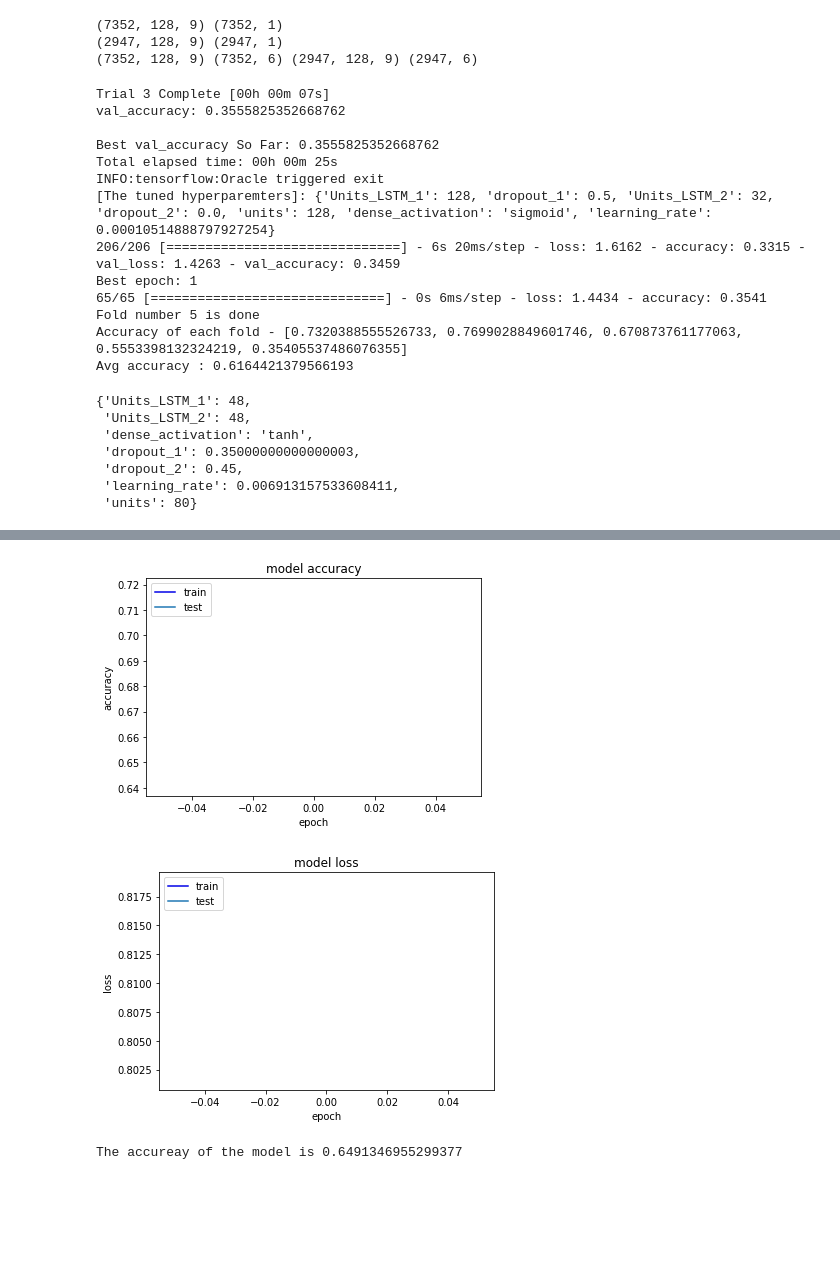
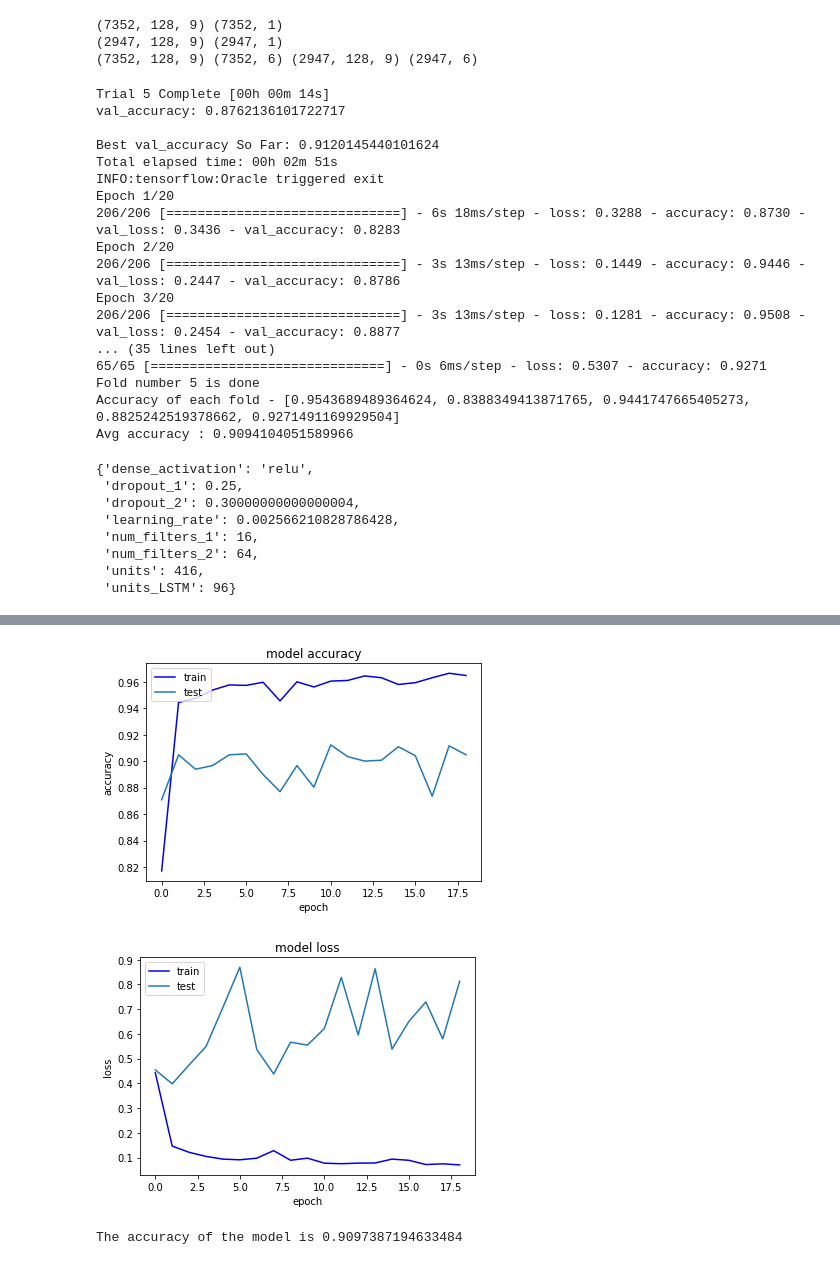
Before and after one commit to Entspannter/CrispCerebella, a Jupyter notebook: Code/train_CNNLSTM.ipynb, the cells around one changed output, grey strips where cells are left out. Saved outputs shown, nothing was run; the diff lists cells and outputs as text; code cells hidden in the pictures; blank space fills up the shorter version.

```diff
--- a/Code/train_CNNLSTM.ipynb
+++ b/Code/train_CNNLSTM.ipynb
@@ -44,6 +38,10 @@ trainX, trainy, testX, testy = transform_dataset(trainX, trainy, testX, testy)
 n_timesteps, n_features, N_OUTPUTS = trainX.shape[1], trainX.shape[2], trainy.shape[1]
 
 n_steps, n_length = 4, 32
+
+#reshape the X data
+trainX = trainX.reshape((trainX.shape[0], n_steps, n_length, n_features))
+testX = testX.reshape((testX.shape[0], n_steps, n_length, n_features))
 
 # define the inout share for the CNNLSTM model
 INPUT_SHAPE=(None, n_timesteps,n_features)
@@ -77,30 +75,35 @@ Best_HP_CNNLSTM, Best_Epoch_CNNLSTM= k_fold_cv(X_CNNLSTM,
                                                               Num_Epochs_Fit,
                                                               Num_K_Folds)
 # %% [output]
-Trial 3 Complete [00h 00m 07s]
-val_accuracy: 0.3555825352668762
+Trial 5 Complete [00h 00m 14s]
+val_accuracy: 0.8762136101722717
 
-Best val_accuracy So Far: 0.3555825352668762
-Total elapsed time: 00h 00m 25s
+Best val_accuracy So Far: 0.9120145440101624
+Total elapsed time: 00h 02m 51s
 INFO:tensorflow:Oracle triggered exit
-[The tuned hyperparemters]: {'Units_LSTM_1': 128, 'dropout_1': 0.5, 'Units_LSTM_2': 32, 'dropout_2': 0.0, 'units': 128, 'dense_activation': 'sigmoid', 'learning_rate': 0.00010514888797927254}
-206/206 [==============================] - 6s 20ms/step - loss: 1.6162 - accuracy: 0.3315 - val_loss: 1.4263 - val_accuracy: 0.3459
-Best epoch: 1
-65/65 [==============================] - 0s 6ms/step - loss: 1.4434 - accuracy: 0.3541
+Epoch 1/20
+206/206 [==============================] - 6s 18ms/step - loss: 0.3288 - accuracy: 0.8730 - val_loss: 0.3436 - val_accuracy: 0.8283
+Epoch 2/20
+206/206 [==============================] - 3s 13ms/step - loss: 0.1449 - accuracy: 0.9446 - val_loss: 0.2447 - val_accuracy: 0.8786
+Epoch 3/20
+206/206 [==============================] - 3s 13ms/step - loss: 0.1281 - accuracy: 0.9508 - val_loss: 0.2454 - val_accuracy: 0.8877
+... (35 lines left out)
+65/65 [==============================] - 0s 6ms/step - loss: 0.5307 - accuracy: 0.9271
 Fold number 5 is done
-Accuracy of each fold - [0.7320388555526733, 0.7699028849601746, 0.670873761177063, 0.5553398132324219, 0.35405537486076355]
-Avg accuracy : 0.6164421379566193
+Accuracy of each fold - [0.9543689489364624, 0.8388349413871765, 0.9441747665405273, 0.8825242519378662, 0.9271491169929504]
+Avg accuracy : 0.9094104051589966
 # %%
 # Print the hyperparameters that yielded the best model all over the k-folds
 Best_HP_CNNLSTM.get_config()['values']
 # %% [output]
-{'Units_LSTM_1': 48,
- 'Units_LSTM_2': 48,
- 'dense_activation': 'tanh',
- 'dropout_1': 0.35000000000000003,
- 'dropout_2': 0.45,
- 'learning_rate': 0.006913157533608411,
- 'units': 80}
+{'dense_activation': 'relu',
+ 'dropout_1': 0.25,
+ 'dropout_2': 0.30000000000000004,
+ 'learning_rate': 0.002566210828786428,
+ 'num_filters_1': 16,
+ 'num_filters_2': 64,
+ 'units': 416,
+ 'units_LSTM': 96}
 # %%
 # Build a new model with the HP, train it with the inital training set and eveluate it with the test set
 
@@ -111,7 +114,7 @@ BestModelCNNLSTM, CNNLSTM_accuracy = evaluate_model(trainX,
                                INPUT_SHAPE,
                                N_OUTPUTS,
                                Best_HP_CNNLSTM,
-                               LSTMStacked,
+                               CNNLSTM,
                                Best_Epoch_CNNLSTM,
                                batch_size)
 # %% [output]
@@ -119,6 +138,6 @@ BestModelCNNLSTM, CNNLSTM_accuracy = evaluate_model(trainX,
-[figure, old version]
+[figure, new version]
-[figure, old version]
+[figure, new version]
-The accureay of the model is 0.6491346955299377
+The accuracy of the model is 0.9097387194633484
 # %%
 # create a unique file name by attaching the first four accuracy digits
 
```
Also changed, not shown: parts of 9 cells of this notebook.
